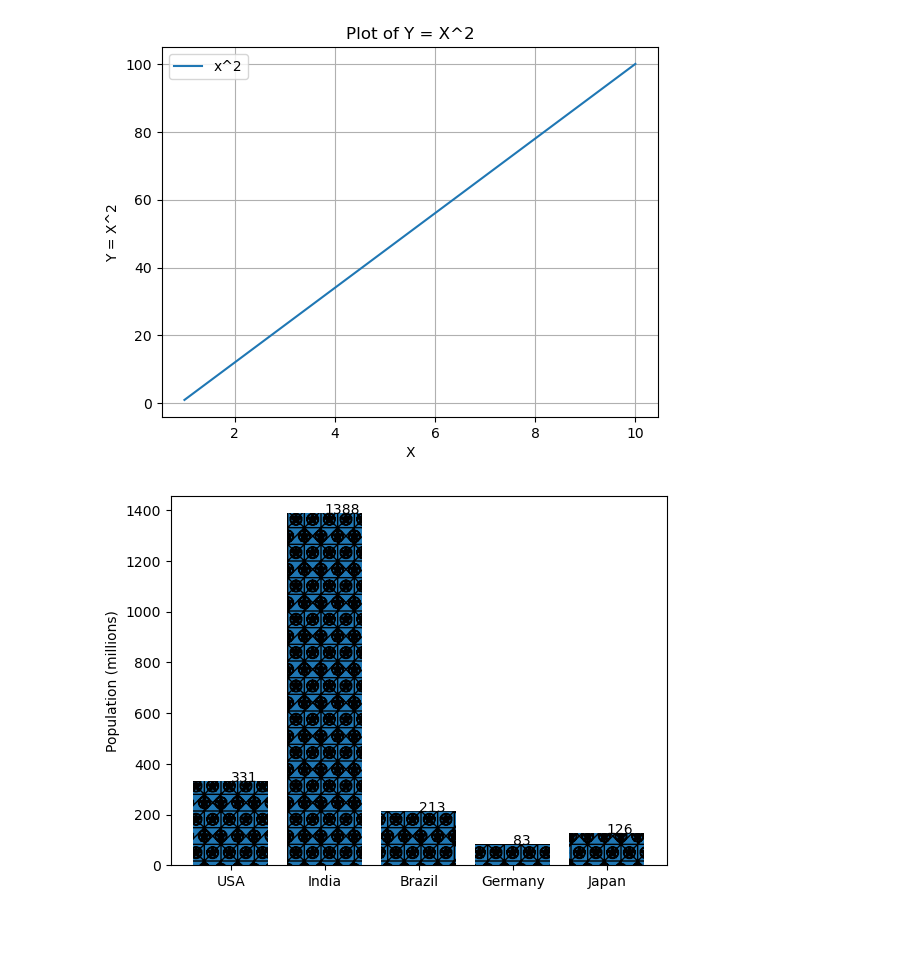
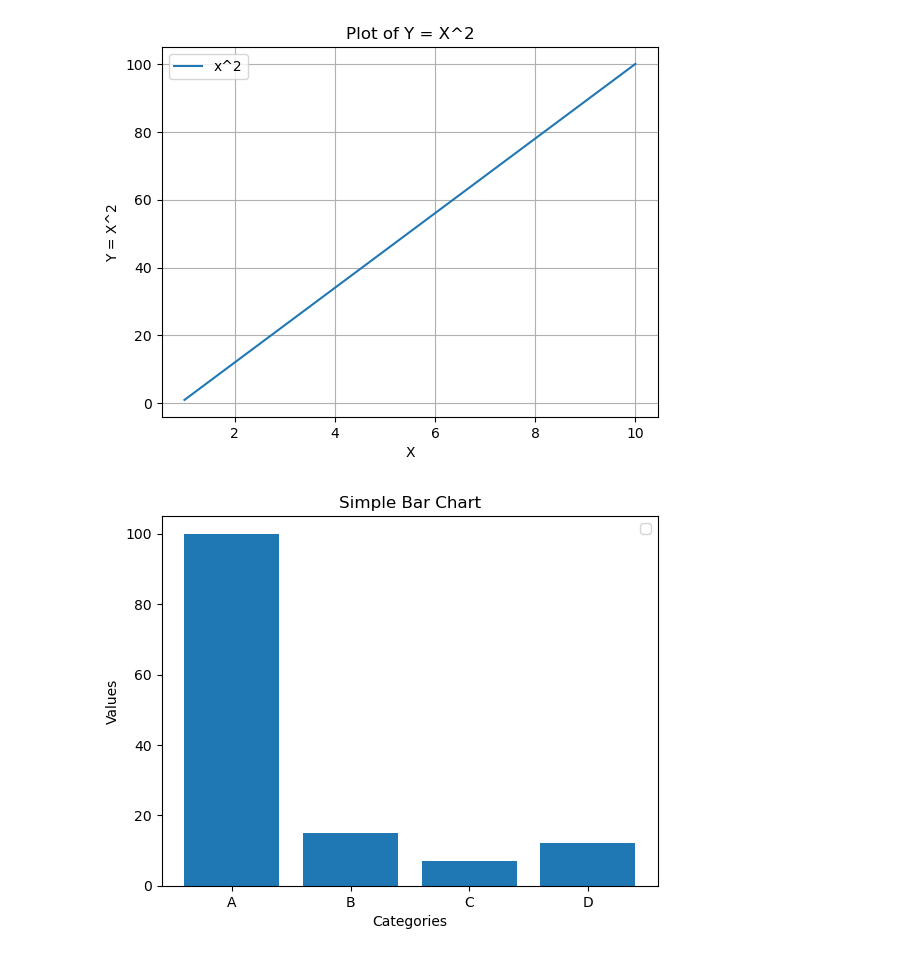
Before and after one commit to Suvam-paul145/Data-Analysis, a Jupyter notebook: Matplotlib/practice.ipynb, the cells around one changed output. Drawn from its saved outputs; the diff is of its cells as text; code cells hidden in the pictures; blank space fills up the shorter version.

```diff
--- a/Matplotlib/practice.ipynb
+++ b/Matplotlib/practice.ipynb
@@ -54,17 +54,21 @@ plt.show()
 # %%
 import matplotlib.pyplot as plt
 
-countries = ['USA', 'India', 'Brazil', 'Germany', 'Japan']
-population = [331, 1388, 213, 83, 126]
+# Data
+categories = ['A', 'B', 'C', 'D']
+values = [100, 15, 7, 12]
 
-# Bar chart with hatch patterns
-plt.bar(countries, population, hatch='/*+OX')  # Apply a repeating pattern
+# Plot
+plt.bar(categories, values)
 
-# Add text labels on top of bars
-for i in range(len(population)):
-    plt.text(i, population[i], population[i], ha='center', va='bottom')
+plt.legend()
 
-plt.ylabel('Population (millions)')
+# Add labels and title
+plt.xlabel('Categories')
+plt.ylabel('Values')
+plt.title('Simple Bar Chart')
+
+# Show the plot
 plt.show()
 # %% [output]
-[figure, old version]
+[figure, new version]
```
Also changed, not shown: parts of 1 cell of this notebook, 2 other files.
